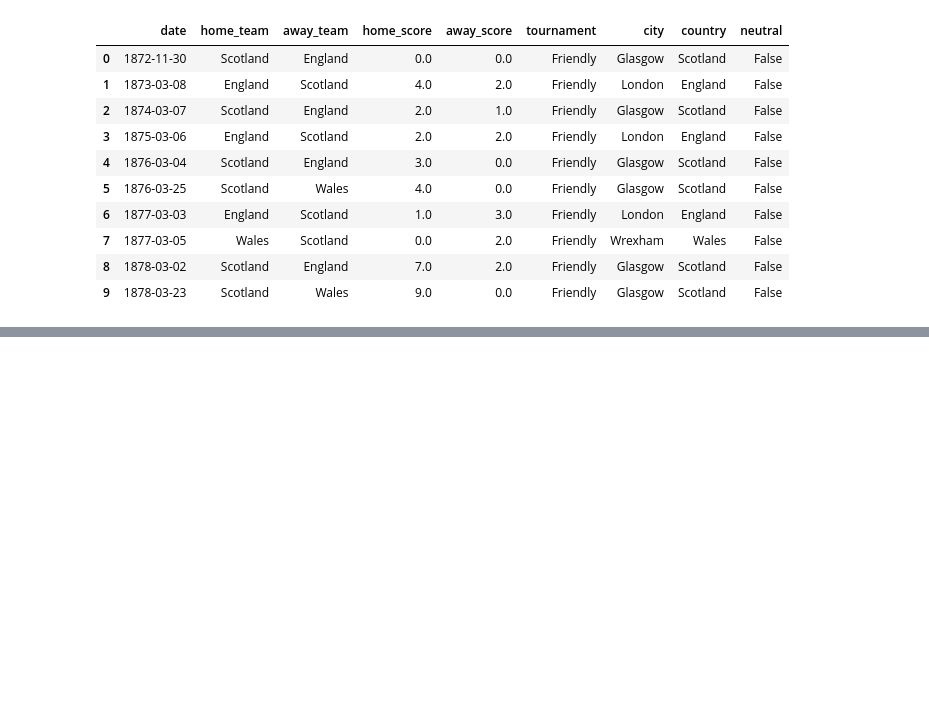
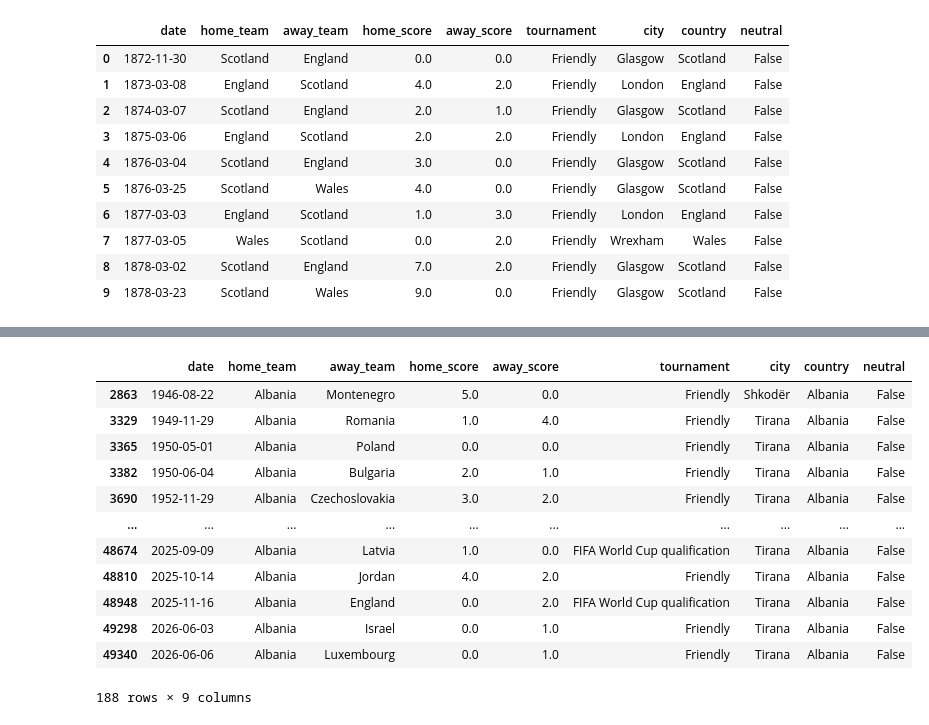
Before and after one commit to jlnsmith2001/world_cup_prediction_platform, a Jupyter notebook: notebooks/international_matches.ipynb, the cells around one changed output, grey strips where cells are left out. Saved outputs shown, nothing was run; the diff lists cells and outputs as text; code cells hidden in the pictures; blank space fills up the shorter version.

```diff
--- a/notebooks/international_matches.ipynb
+++ b/notebooks/international_matches.ipynb
@@ -359,0 +386,16 @@ print(only_all_countries)
+# %%
+cleaned_df[cleaned_df["home_team"] == "Albania"]
+# %% [output]
+|  | date | home_team | away_team | home_score | away_score | tournament | city | country | neutral |
+| 2863 | 1946-08-22 | Albania | Montenegro | 5.0 | 0.0 | Friendly | Shkodër | Albania | False |
+| 3329 | 1949-11-29 | Albania | Romania | 1.0 | 4.0 | Friendly | Tirana | Albania | False |
+| 3365 | 1950-05-01 | Albania | Poland | 0.0 | 0.0 | Friendly | Tirana | Albania | False |
+| 3382 | 1950-06-04 | Albania | Bulgaria | 2.0 | 1.0 | Friendly | Tirana | Albania | False |
+| 3690 | 1952-11-29 | Albania | Czechoslovakia | 3.0 | 2.0 | Friendly | Tirana | Albania | False |
+| ... | ... | ... | ... | ... | ... | ... | ... | ... | ... |
+| 48674 | 2025-09-09 | Albania | Latvia | 1.0 | 0.0 | FIFA World Cup qualification | Tirana | Albania | False |
+| 48810 | 2025-10-14 | Albania | Jordan | 4.0 | 2.0 | Friendly | Tirana | Albania | False |
+| 48948 | 2025-11-16 | Albania | England | 0.0 | 2.0 | FIFA World Cup qualification | Tirana | Albania | False |
+| 49298 | 2026-06-03 | Albania | Israel | 0.0 | 1.0 | Friendly | Tirana | Albania | False |
+| 49340 | 2026-06-06 | Albania | Luxembourg | 0.0 | 1.0 | Friendly | Tirana | Albania | False |
+188 rows × 9 columns
```
Also changed, not shown: parts of 16 cells of this notebook.
